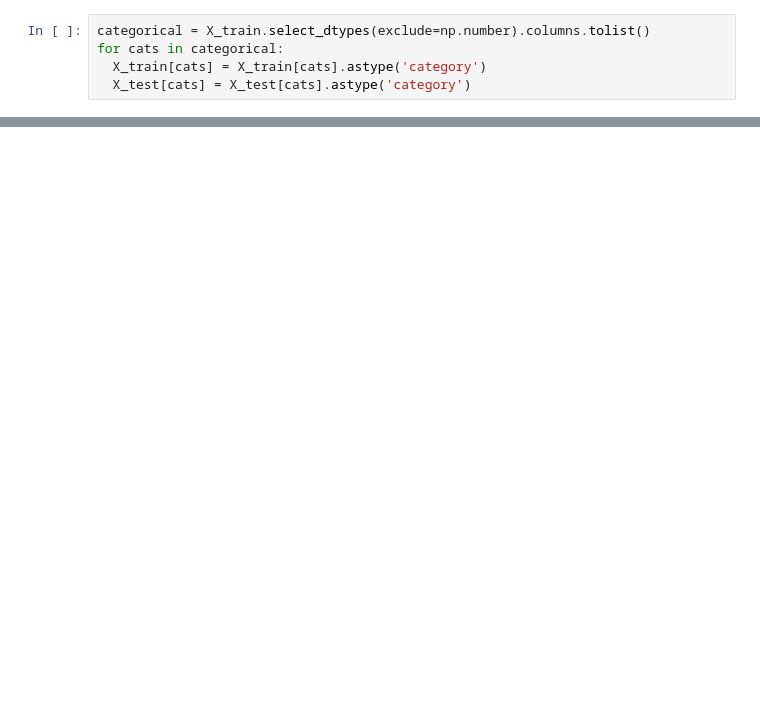
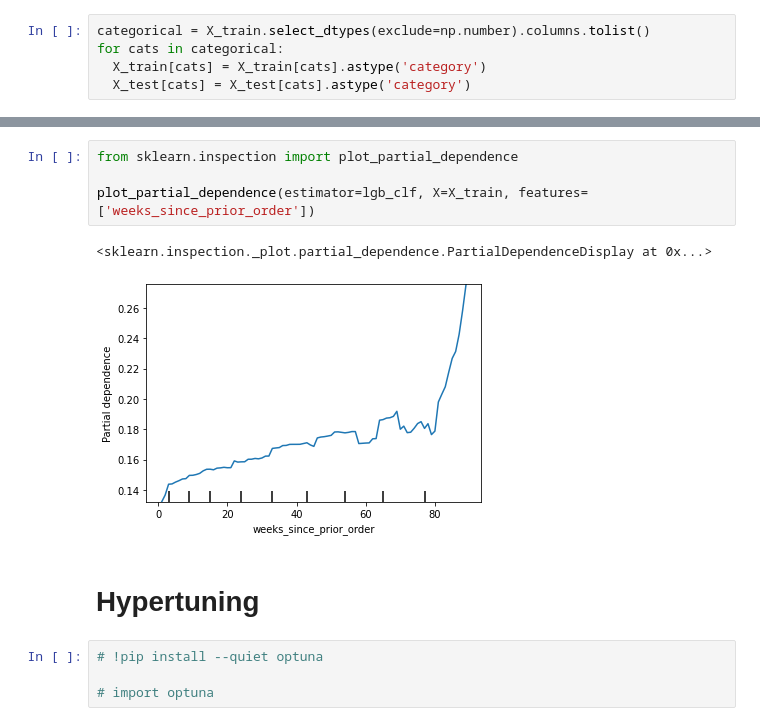
Before and after one commit to uhdang/mlim_group_3_final_assignment, a Jupyter notebook: quang/FinalAssignment.ipynb, the cells around one changed output, grey strips where cells are left out. Drawn from its saved outputs; the diff is of its cells as text; blank space fills up the shorter version.

```diff
--- a/quang/FinalAssignment.ipynb
+++ b/quang/FinalAssignment.ipynb
@@ -447,0 +579,13 @@ False discovery rate: 0.0000
+# %%
+from sklearn.inspection import plot_partial_dependence
+
+plot_partial_dependence(estimator=lgb_clf, X=X_train, features=['weeks_since_prior_order'])
+# %% [output]
+<sklearn.inspection._plot.partial_dependence.PartialDependenceDisplay at 0x...>
+[figure, added]
+# %% [markdown]
+# Hypertuning
+# %%
+# !pip install --quiet optuna
+
+# import optuna
```
Also changed, not shown: parts of 34 cells of this notebook.
